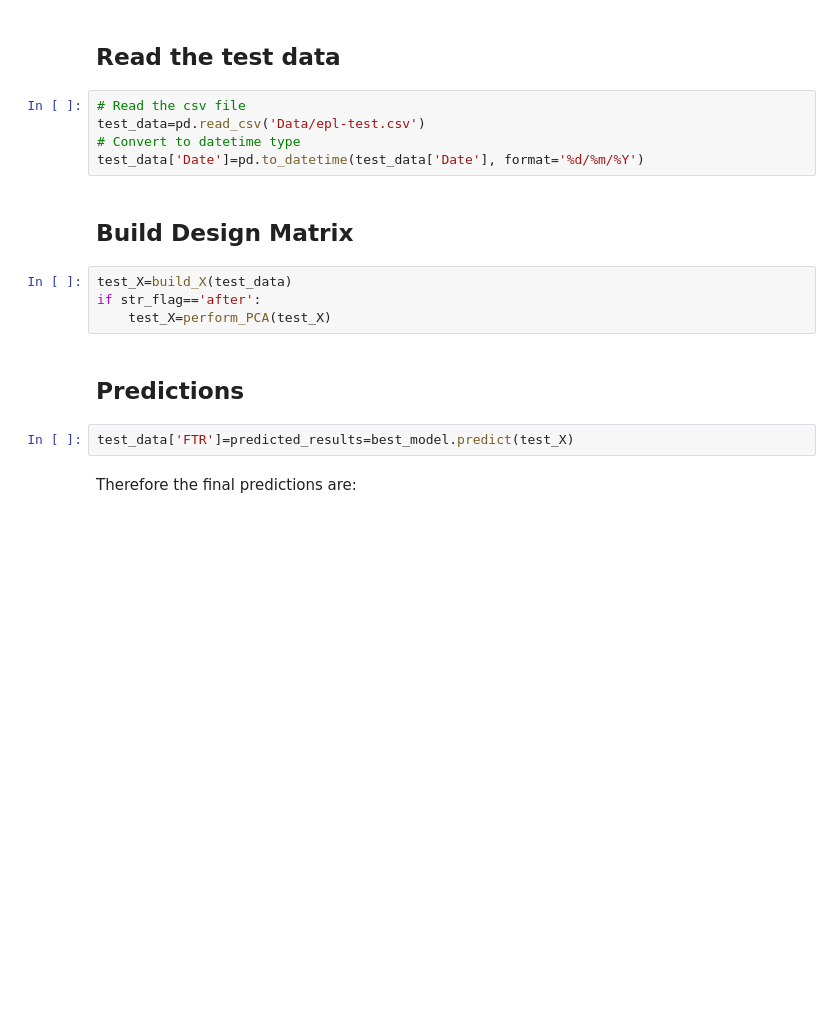
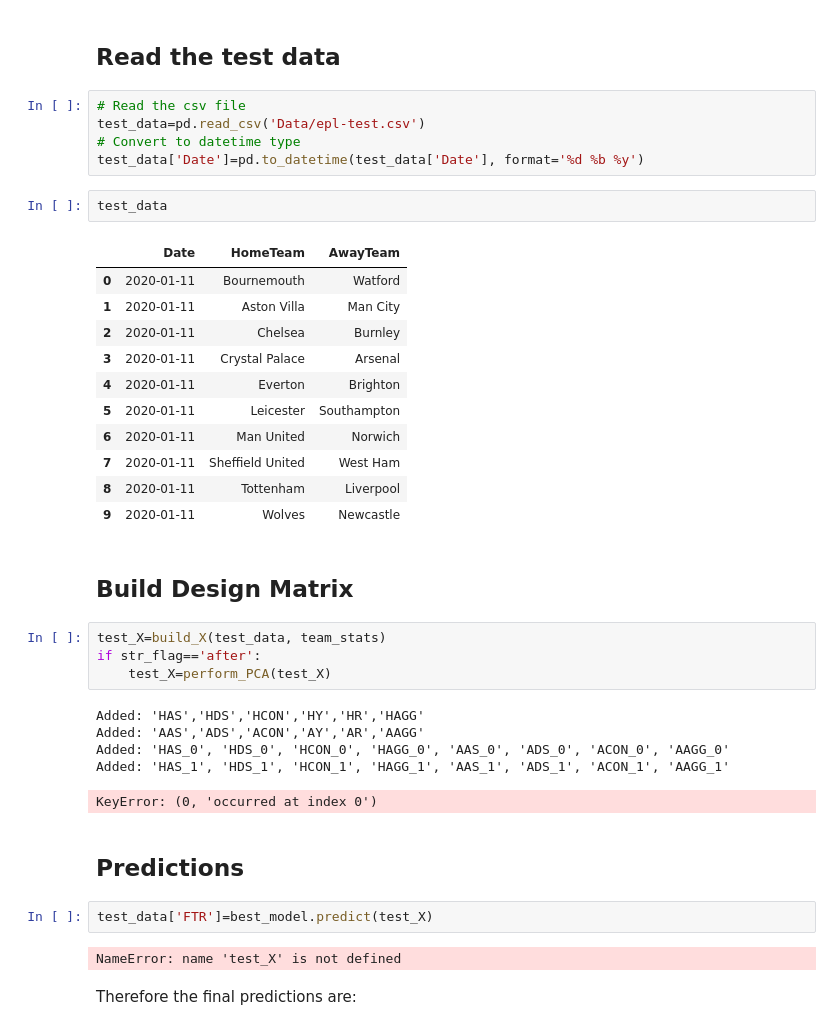
Before and after one commit to arundathi-shanthini/Beat-the-Bookie, a Jupyter notebook: Code/Beat The Bookie.ipynb, the cells around one changed output. Drawn from its saved outputs; the diff is of its cells as text; blank space fills up the shorter version.

```diff
--- a/Code/Beat The Bookie.ipynb
+++ b/Code/Beat The Bookie.ipynb
@@ -2039,17 +2347,39 @@ best_model=
 # Read the csv file
 test_data=pd.read_csv('Data/epl-test.csv')
 # Convert to datetime type
-test_data['Date']=pd.to_datetime(test_data['Date'], format='%d/%m/%Y')
+test_data['Date']=pd.to_datetime(test_data['Date'], format='%d %b %y')
+# %%
+test_data
+# %% [output]
+|  | Date | HomeTeam | AwayTeam |
+| 0 | 2020-01-11 | Bournemouth | Watford |
+| 1 | 2020-01-11 | Aston Villa | Man City |
+| 2 | 2020-01-11 | Chelsea | Burnley |
+| 3 | 2020-01-11 | Crystal Palace | Arsenal |
+| 4 | 2020-01-11 | Everton | Brighton |
+| 5 | 2020-01-11 | Leicester | Southampton |
+| 6 | 2020-01-11 | Man United | Norwich |
+| 7 | 2020-01-11 | Sheffield United | West Ham |
+| 8 | 2020-01-11 | Tottenham | Liverpool |
+| 9 | 2020-01-11 | Wolves | Newcastle |
 # %% [markdown]
 ## Build Design Matrix
 # %%
-test_X=build_X(test_data)
+test_X=build_X(test_data, team_stats)
 if str_flag=='after':
     test_X=perform_PCA(test_X)
+# %% [output]
+Added: 'HAS','HDS','HCON','HY','HR','HAGG'
+Added: 'AAS','ADS','ACON','AY','AR','AAGG'
+Added: 'HAS_0', 'HDS_0', 'HCON_0', 'HAGG_0', 'AAS_0', 'ADS_0', 'ACON_0', 'AAGG_0'
+Added: 'HAS_1', 'HDS_1', 'HCON_1', 'HAGG_1', 'AAS_1', 'ADS_1', 'ACON_1', 'AAGG_1'
+KeyError: (0, 'occurred at index 0')
 # %% [markdown]
 ## Predictions
 # %%
-test_data['FTR']=predicted_results=best_model.predict(test_X)
+test_data['FTR']=best_model.predict(test_X)
+# %% [output]
+NameError: name 'test_X' is not defined
 # %% [markdown]
 Therefore the final predictions are:
 # %%
```
Also changed, not shown: parts of 53 cells of this notebook.
